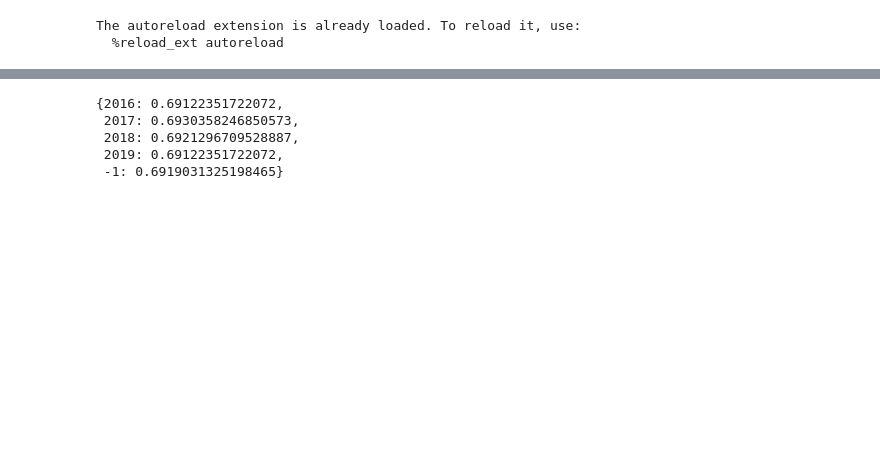
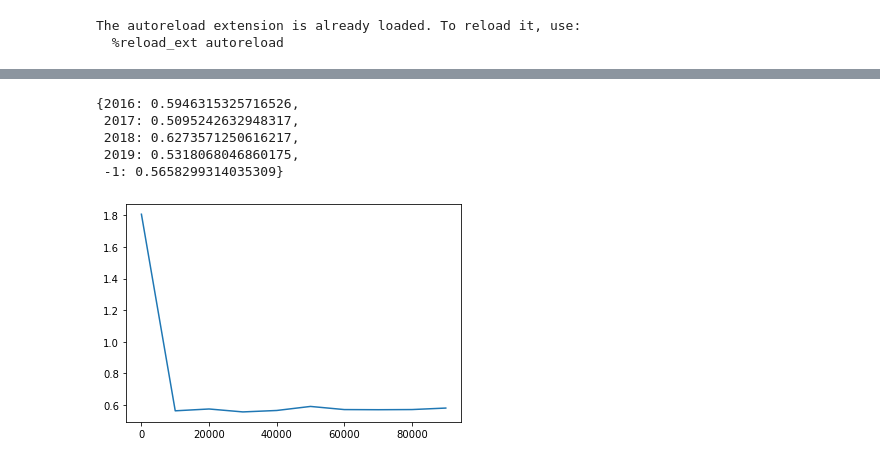
Before and after one commit to desaxce/madness, a Jupyter notebook: Stage 1.ipynb, the cells around one changed output, grey strips where cells are left out. Drawn from its saved outputs; the diff is of its cells as text; code cells hidden in the pictures; blank space fills up the shorter version.

Commit message:
Add features to classifier and plot score as a function of iterations

```diff
--- a/Stage 1.ipynb
+++ b/Stage 1.ipynb
@@ -69,12 +60,36 @@ span_predictions = test_span.predict(classifier)
+# %%
+def get_scores(max_iter):
+    classifier = train_span.train(max_iter)
+    classifiers = test_span.build_seasons_classifiers_map(classifier)
+    span_predictions = test_span.predict(classifiers)
+    scores = Span.score(span_predictions)
+    return scores
+
+get_scores(20000)
+# %% [output]
+{2016: 0.5946315325716526,
+ 2017: 0.5095242632948317,
+ 2018: 0.6273571250616217,
+ 2019: 0.5318068046860175,
+ -1: 0.5658299314035309}
+# %%
+import numpy as np
+from matplotlib import pyplot as plt
+
+d = {}
+for x in range(1, 100000, 10000):
+    d[x] = get_average_score(x)
+
+
+lists = sorted(d.items()) # sorted by key, return a list of tuples
+
+x, y = zip(*lists) # unpack a list of pairs into two tuples
+
+plt.plot(x, y)
+plt.show()
+# %% [output]
+[figure, added]
 # %%
 # Build UI that lets you pick the features to use.
 
 # Train n times and give average score + min/max score per year and total over the span of years used for validating.
-# %%
-Span.score(span_predictions)
-# %% [output]
-{2016: 0.69122351722072,
- 2017: 0.6930358246850573,
- 2018: 0.6921296709528887,
- 2019: 0.69122351722072,
- -1: 0.6919031325198465}
```
Also changed, not shown: parts of 7 cells of this notebook, 7 other files.
